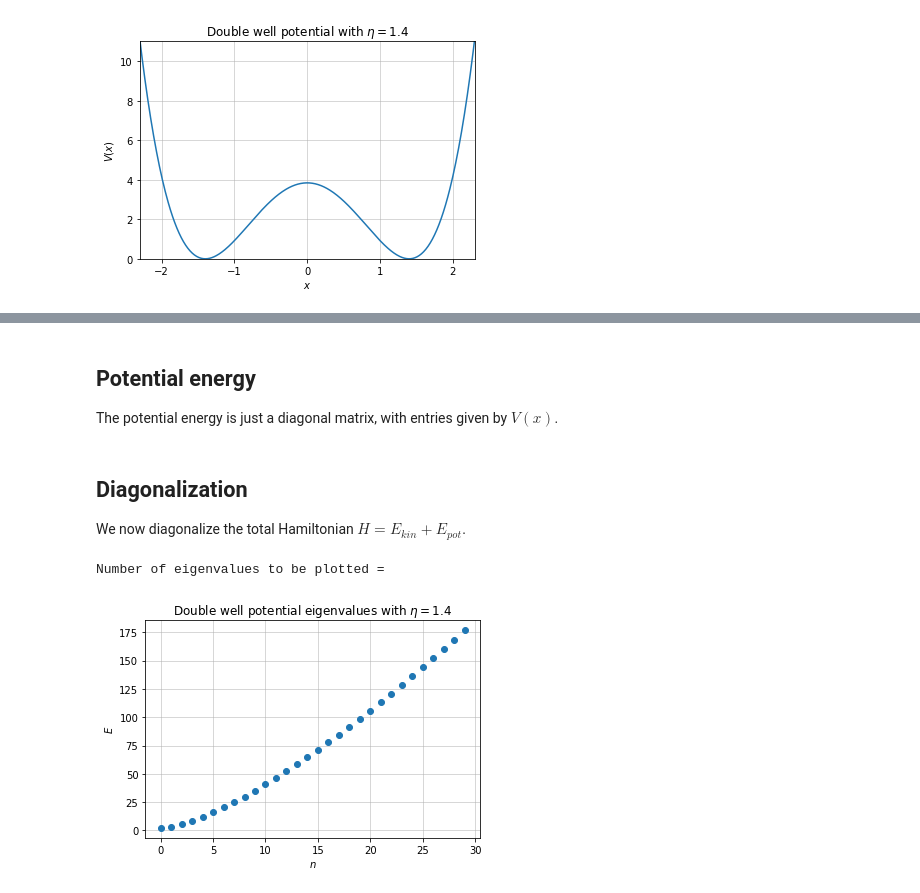
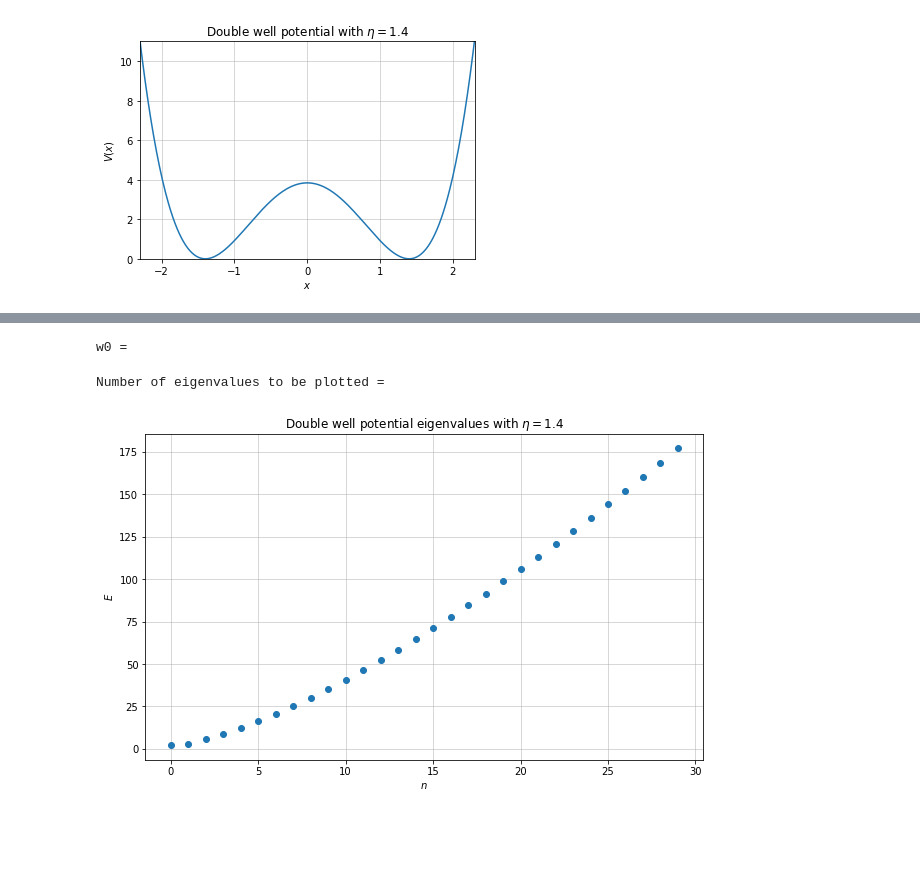
Before and after one commit to FabioOri/QuantumMonteCarlo, a Jupyter notebook: 1_diagonalization.ipynb, the cells around one changed output, grey strips where cells are left out. Cells and saved outputs as stored; diff of their text form; code cells hidden in the pictures; blank space fills up the shorter version.

```diff
--- a/1_diagonalization.ipynb
+++ b/1_diagonalization.ipynb
@@ -56,16 +83,10 @@ $$ E_{kin}=-\frac{\hbar^2}{2m}\frac{d^2}{dx^2}f(x) \quad\longrightarrow\quad -\f
 # %%
-# Kinetic energy discretization
-dx = np.diff(xvec).mean();     # grid resolution
-diag = -2*np.ones(Ngrid);      # -2f(x)
-offdiag = np.ones(Ngrid-1);    # f(x+dx) and f(x-dx)
+# Initialization of the parameters
+H = np.zeros((Ngrid, Ngrid))               # Hamiltonian matrix
 
-d2grid = np.mat(np.diag(diag,0) + np.diag(offdiag,-1) + np.diag(offdiag,1))/dx**2;     # discretized second derivative
-
-# Periodic boundary conditions
-d2grid[0,:] = 0;
-d2grid[Ngrid-1,:] = 0;
-
-Ekin = -hbar**2/(2*m)*d2grid;
+w0 = float(input("w0 = ") or 4*eta)        # Frequency of the harmonic oscillator
+B = -2*eta**2 - w0**2/4
+C = eta**4
+c = 1/(np.sqrt(w0))
+# %% [output]
+w0 =
-# %% [markdown]
-## Potential energy
-The potential energy is just a diagonal matrix, with entries given by $V(x)$.
@@ -75,23 +93,28 @@ Epot = np.mat(np.diag(Vx, 0))
-# %% [markdown]
-## Diagonalization
-We now diagonalize the total Hamiltonian $H=E_{kin}+E_{pot}$.
 # %%
-# Total Hamiltonian diagonalization
-H = Ekin + Epot;
-w, v = LA.eig(H);
+# Build up H matrix for the anharmonic oscillator
+for n in range(Ngrid):
+    H[n, n] = 3*c**4*((n+1)**2+n**2) + B*c**2*(2*n+1) + w0*(n+0.5) + C                         # Matrix element <n|H|n>
 
-sortinds = np.argsort(w);     # returns the indices that would sort the array w
-EigVals = w[sortinds];        # eigenvalues sorting
-EigVecs = v[:,sortinds];      # corresponding eigenvectors sorting
+for n in range(Ngrid-2):
+    H[n, n+2] = H[n+2, n]= c**4*(4*n+6)*np.sqrt((n+1)*(n+2)) + B*c**2*np.sqrt((n+1)*(n+2))     # Matrix element <n|H|n+2>
+
+for n in range(Ngrid-4):
+    H[n, n+4] = H[n+4, n] = c**4*np.sqrt((n+1)*(n+2)*(n+3)*(n+4))                              # Matrix element <n|H|n+4>
+
+w, v = LA.eig(H)              # Diagonalizing the H matrix
+
+sortinds = np.argsort(w)      # Returns the indices that would sort the array w
+EigVals = w[sortinds]         # Eigenvalues sorting
+EigVecs = v[:,sortinds]       # Corresponding eigenvectors sorting
 # %%
 # Plotting the eigenvalues
-Neig = int(input("Number of eigenvalues to be plotted = ") or 30);     # number of eigenvalues to be plotted
-fig, ax = plt.subplots();
-ax.plot(EigVals[0:Neig], 'o');
-ax.set_ylabel('$E$');
-ax.set_xlabel('$n$');
-plt.grid(linewidth=0.5);
-plt.title('Double well potential eigenvalues with $\eta =$'+str(eta));
+Neig = int(input("Number of eigenvalues to be plotted = ") or 30)      # Number of eigenvalues to be plotted
+fig, ax = plt.subplots(figsize = (10,6))
+ax.plot(EigVals[0:Neig], 'o')
+ax.set_ylabel('$E$')
+ax.set_xlabel('$n$')
+plt.grid(linewidth=0.5)
+plt.title('Double well potential eigenvalues with $\eta =$' + str(eta));
 # %% [output]
 Number of eigenvalues to be plotted =
-[figure, old version]
+[figure, new version]
```
Also changed, not shown: parts of 14 cells of this notebook, 2 other files.
